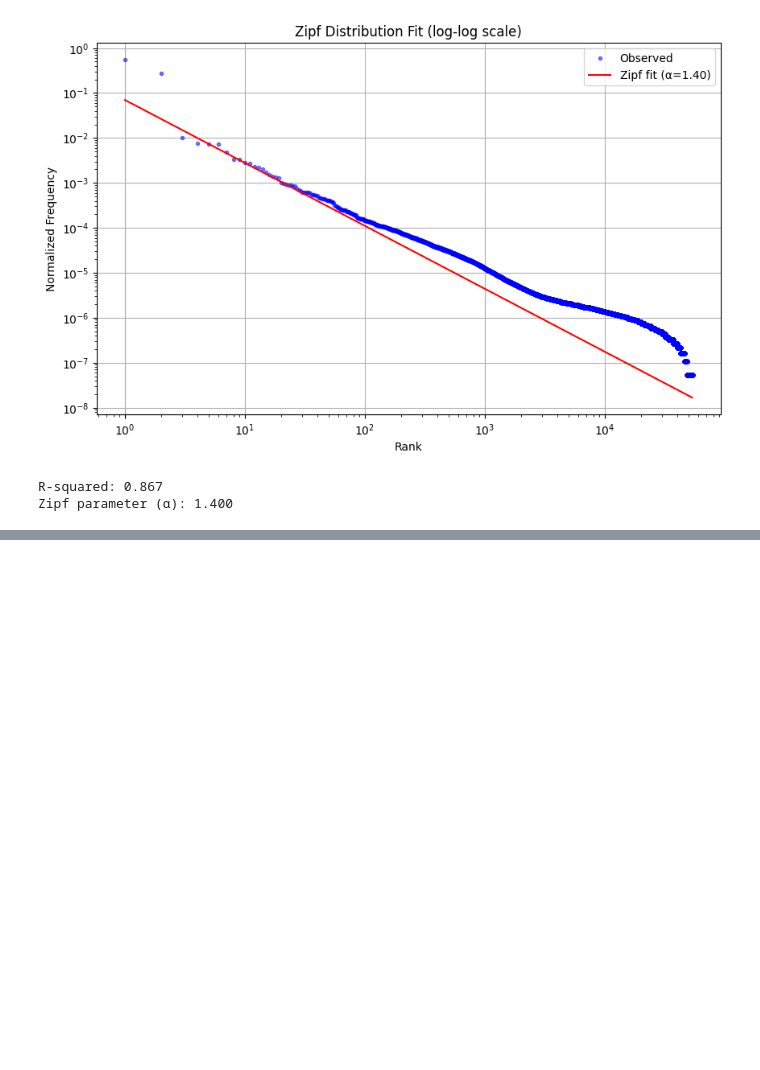
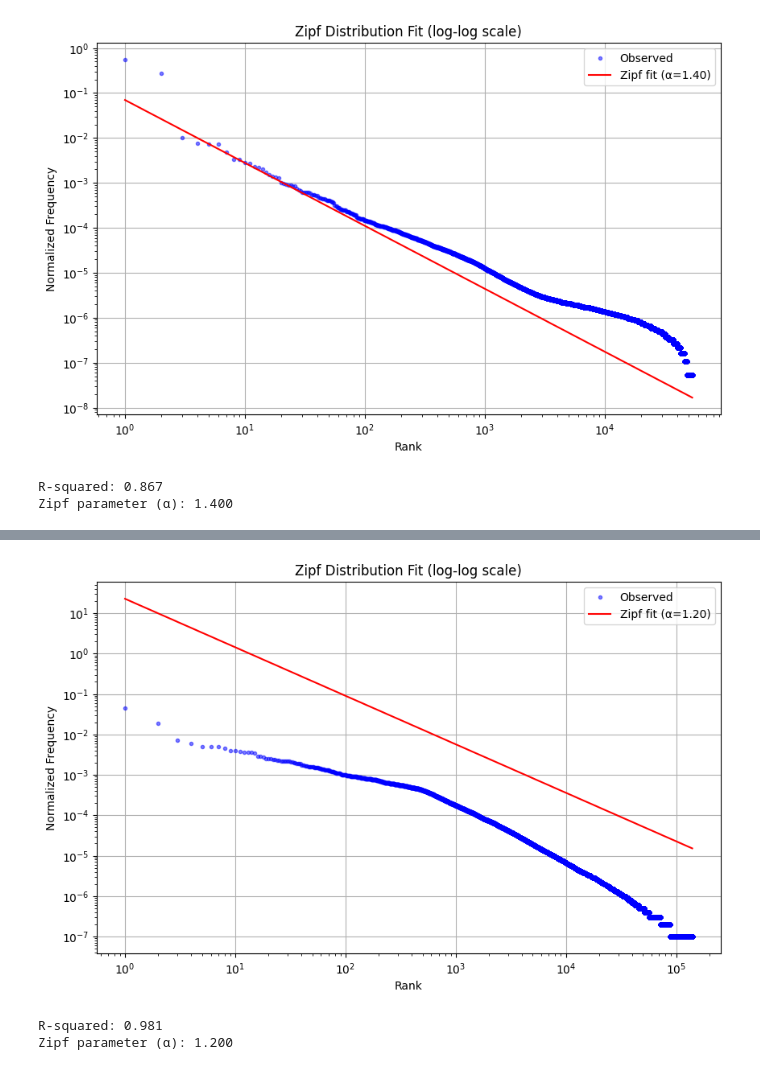
Before and after one commit to vinhqngo5/Cuckoo_Heavy_Keeper, a Jupyter notebook: tools/check_distribution.ipynb, the cells around one changed output, grey strips where cells are left out. Saved outputs shown, nothing was run; the diff lists cells and outputs as text; code cells hidden in the pictures; blank space fills up the shorter version.

```diff
--- a/tools/check_distribution.ipynb
+++ b/tools/check_distribution.ipynb
@@ -244,0 +306,61 @@ Zipf parameter (α): 1.400
+# %%
+import numpy as np
+from collections import Counter
+import matplotlib.pyplot as plt
+from scipy import stats
+
+def estimate_zipf_parameter(numbers, plot=False):
+    """
+    Estimate Zipf parameter using normalized frequencies
+    """
+    # Count frequencies and normalize
+    counts = Counter(numbers)
+    total = sum(counts.values())
+
+    # Sort and normalize frequencies
+    sorted_items = sorted(counts.items(), key=lambda x: x[1], reverse=True)
+    frequencies = np.array([count/total for _, count in sorted_items])
+
+    # Remove zero frequencies
+    frequencies = frequencies[frequencies > 0]
+
+    # Calculate ranks (1-based)
+    ranks = np.arange(1, len(frequencies) + 1)
+
+    # Log transform for fitting
+    log_ranks = np.log(ranks)
+    log_freqs = np.log(frequencies)
+
+    # Linear regression
+    slope, intercept, r_value, p_value, std_err = stats.linregress(log_ranks, log_freqs)
+    slope = -1.2
+    alpha = -slope
+
+    if plot:
+        plt.figure(figsize=(10, 6))
+        plt.loglog(ranks, frequencies, 'b.', alpha=0.5, label='Observed')
+        fitted = np.exp(intercept + slope * log_ranks)
+        plt.loglog(ranks, fitted, 'r-', label=f'Zipf fit (α={alpha:.2f})')
+        plt.xlabel('Rank')
+        plt.ylabel('Normalized Frequency')
+        plt.title('Zipf Distribution Fit (log-log scale)')
+        plt.legend()
+        plt.grid(True)
+        plt.show()
+
+        # Print goodness of fit
+        print(f"R-squared: {r_value**2:.3f}")
+
+    return alpha
+
+if __name__ == "__main__":
+    # Read data
+    with open('/home/vinh/Q42024/VLDB_Revision_Cuckoo_Heavy_Keeper/data/CAIDA/caida_10000000_src_ip_int', 'r') as f:
+        numbers = [line.strip() for line in f if line.strip()]
+
+    alpha = estimate_zipf_parameter(numbers, plot=True)
+    print(f"Zipf parameter (α): {alpha:.3f}")
+# %% [output]
+[figure, added]
+R-squared: 0.981
+Zipf parameter (α): 1.200
```
Also changed, not shown: parts of 1 cell of this notebook, 6 other files.
